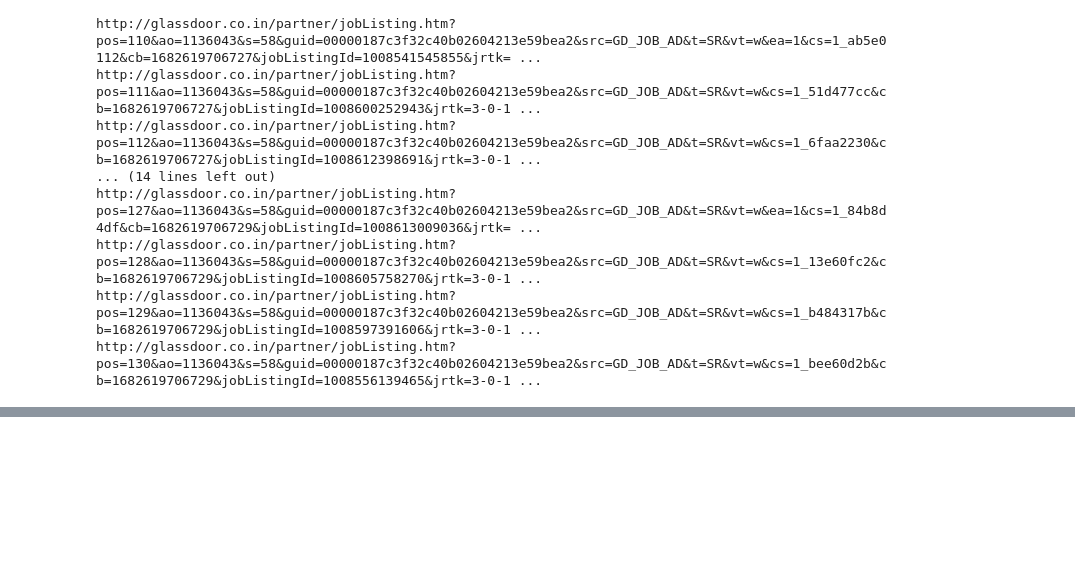
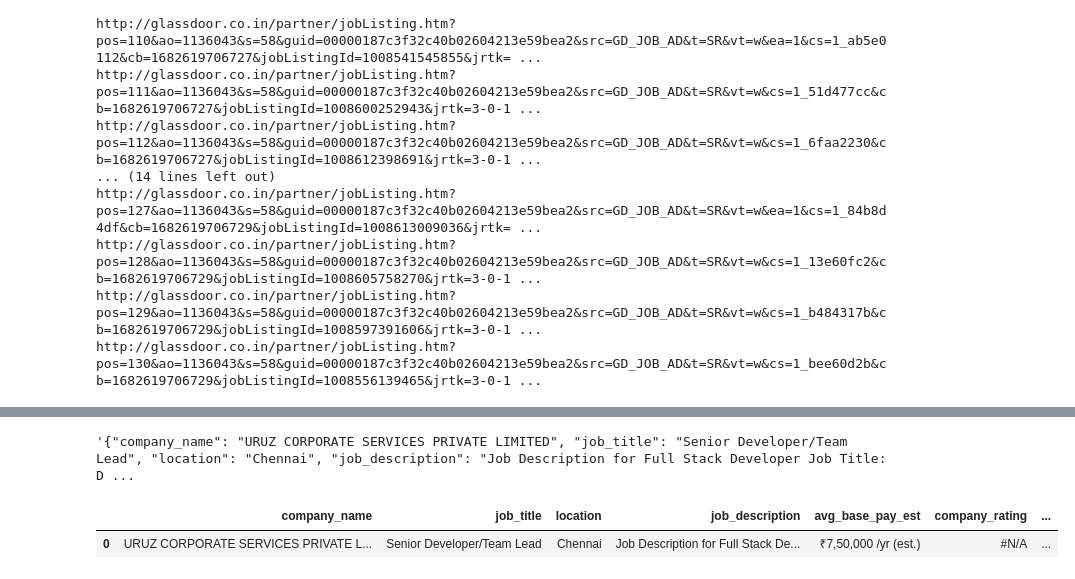
Before and after one commit to ashis-solomon/Mini-Project, a Jupyter notebook: scrape_files_to_share/Job-Scraper.ipynb, the cells around one changed output, grey strips where cells are left out. Cells and saved outputs as stored; diff of their text form; code cells hidden in the pictures; blank space fills up the shorter version.

```diff
--- a/core/Job-Scraper.ipynb
+++ b/scrape_files_to_share/Job-Scraper.ipynb
@@ -177,0 +194,7 @@ http://glassdoor.co.in/partner/jobListing.htm?pos=130&ao=1136043&s=58&guid=00000
+# %%
+def generate_glassdoor_url(job_name, page_number):
+    base_url = "https://www.glassdoor.co.in/Job/india-"
+    job_name = job_name.replace(" ", "-").lower()
+    srch = f"IL.0,5_IN115_KO6,{len(job_name)+6}"
+    ip = f"_IP{page_number}"
+    return (f"{base_url}{job_name}-jobs-SRCH_{srch}{ip}.htm?sortBy=date_desc")
@@ -177,0 +243,2 @@ http://glassdoor.co.in/partner/jobListing.htm?pos=130&ao=1136043&s=58&guid=00000
+# %%
+URL = generate_glassdoor_url("ML Engineer", 1)
@@ -177,0 +249,2 @@ http://glassdoor.co.in/partner/jobListing.htm?pos=130&ao=1136043&s=58&guid=00000
+# %%
+html_content = fetch_jobs(URL)
@@ -177,0 +382,40 @@ http://glassdoor.co.in/partner/jobListing.htm?pos=130&ao=1136043&s=58&guid=00000
+# %%
+parse_html_to_json(html_content[2])
+# %% [output]
+'{"company_name": "URUZ CORPORATE SERVICES PRIVATE LIMITED", "job_title": "Senior Developer/Team Lead", "location": "Chennai", "job_description": "Job Description for Full Stack Developer Job Title: D ...
+# %%
+import json
+import pandas as pd
+
+def json_to_dataframe(json_str):
+    data = json.loads(json_str)
+
+    # Extract company skills data
+    languages = data['company_skills']['languages']
+    frameworks = data['company_skills']['frameworks']
+    databases = data['company_skills']['databases']
+    skills = data['company_skills']['skills']
+
+    # Create a dictionary with job details
+    job_dict = {
+        'company_name': data['company_name'],
+        'job_title': data['job_title'],
+        'location': data['location'],
+        'job_description': data['job_description'],
+        'avg_base_pay_est': data['avg_base_pay_est'],
+        'company_rating': data['company_rating'],
+        'time_since_posted': data['time_since_posted'],
+        'languages': ','.join(languages),
+        'frameworks': ','.join(frameworks),
+        'databases': ','.join(databases),
+        'skills': ','.join(skills)
+    }
+
+    # Create a DataFrame from the job details dictionary
+    df = pd.DataFrame.from_records([job_dict])
+    return df
+# %%
+json_to_dataframe(parse_html_to_json(html_content[2]))
+# %% [output]
+|  | company_name | job_title | location | job_description | avg_base_pay_est | company_rating | ... |
+| 0 | URUZ CORPORATE SERVICES PRIVATE L... | Senior Developer/Team Lead | Chennai | Job Description for Full Stack De... | ₹7,50,000 /yr (est.) | #N/A | ... |
```
Also changed, not shown: parts of 8 cells of this notebook.
